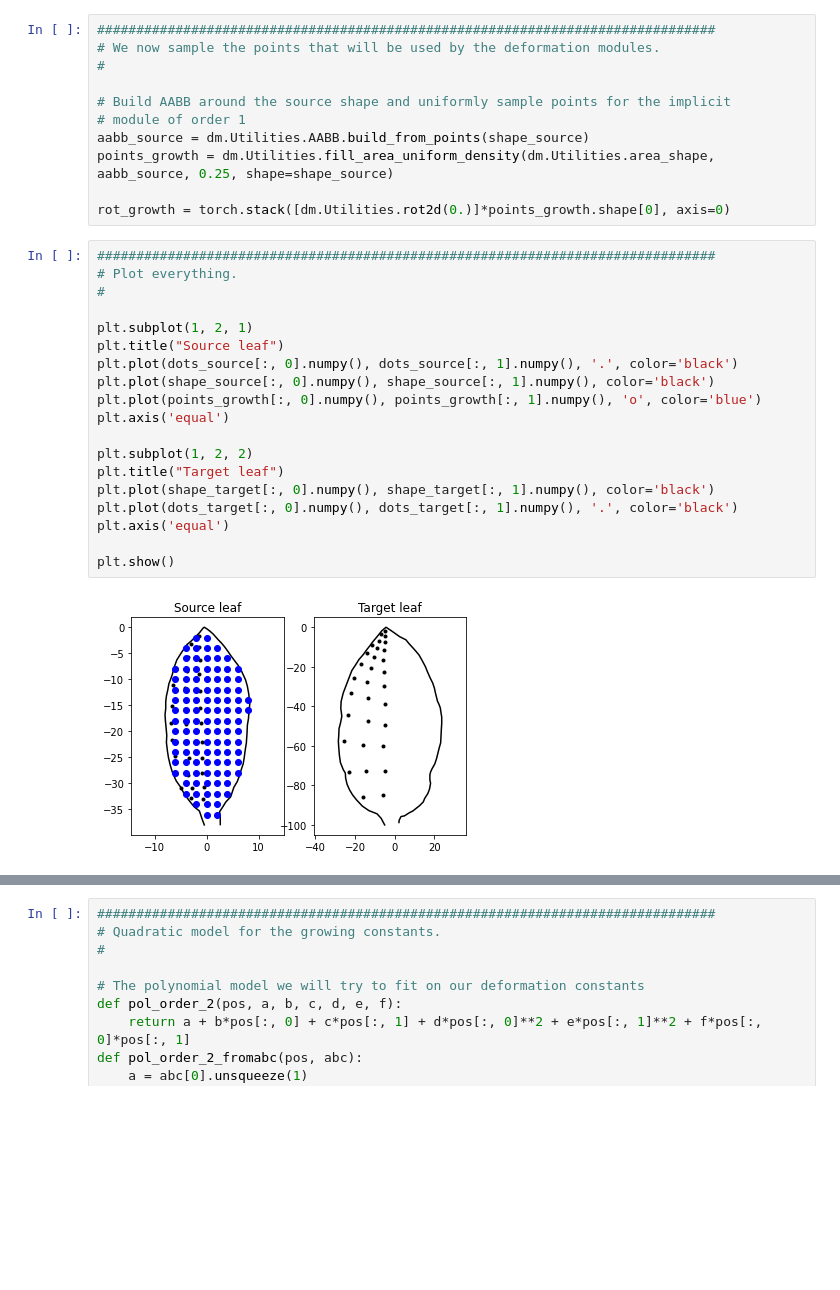
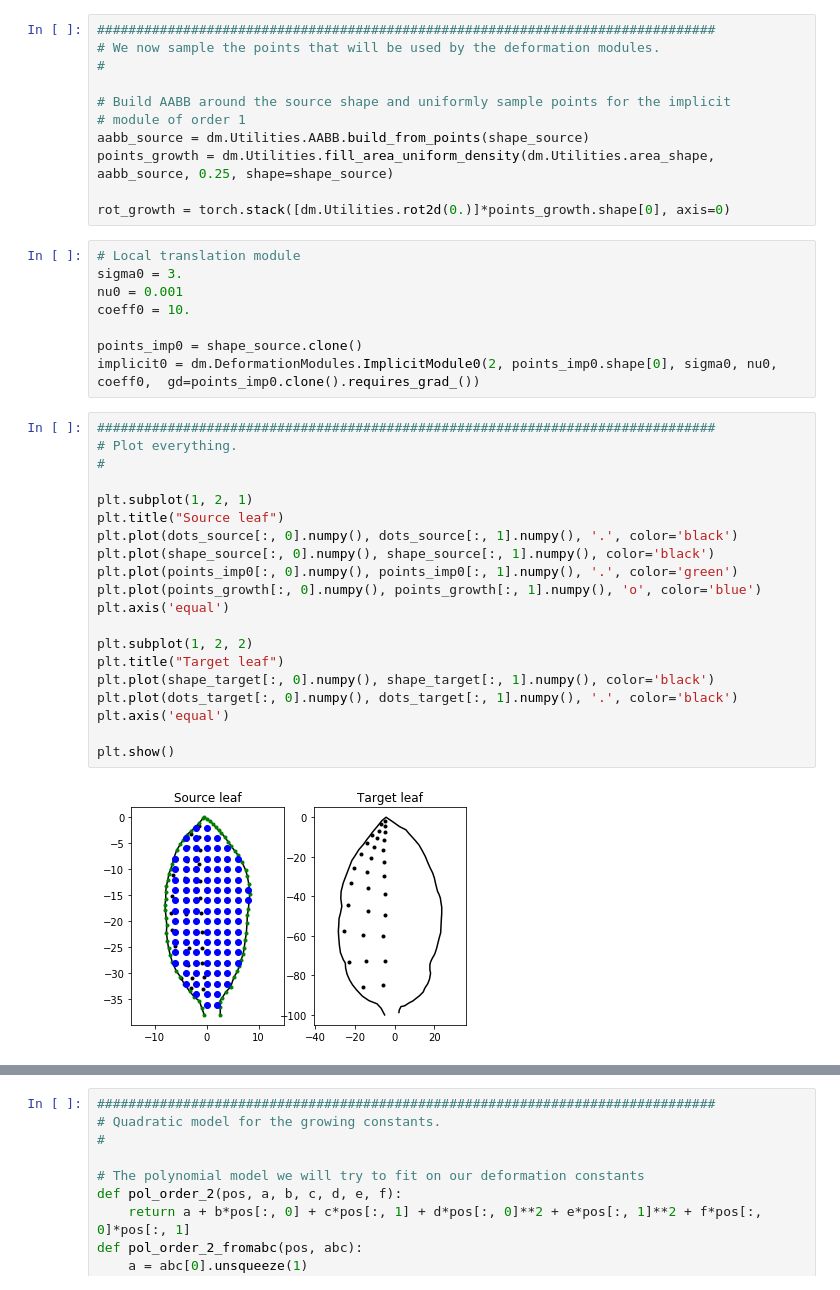
Before and after one commit to bgris/implicitmodules, a Jupyter notebook: script/torch/Basipetal_learning.ipynb, the cells around one changed output, grey strips where cells are left out. Cells and saved outputs as stored; diff of their text form; blank space fills up the shorter version.

```diff
--- a/script/torch/Basipetal_learning.ipynb
+++ b/script/torch/Basipetal_learning.ipynb
@@ -69,27 +69,36 @@ aabb_source = dm.Utilities.AABB.build_from_points(shape_source)
 points_growth = dm.Utilities.fill_area_uniform_density(dm.Utilities.area_shape, aabb_source, 0.25, shape=shape_source)
 
 rot_growth = torch.stack([dm.Utilities.rot2d(0.)]*points_growth.shape[0], axis=0)
+# %%
+# Local translation module
+sigma0 = 3.
+nu0 = 0.001
+coeff0 = 10.
+
+points_imp0 = shape_source.clone()
+implicit0 = dm.DeformationModules.ImplicitModule0(2, points_imp0.shape[0], sigma0, nu0, coeff0,  gd=points_imp0.clone().requires_grad_())
 # %%
 ###############################################################################
 # Plot everything.
 #
 
 plt.subplot(1, 2, 1)
 plt.title("Source leaf")
 plt.plot(dots_source[:, 0].numpy(), dots_source[:, 1].numpy(), '.', color='black')
 plt.plot(shape_source[:, 0].numpy(), shape_source[:, 1].numpy(), color='black')
+plt.plot(points_imp0[:, 0].numpy(), points_imp0[:, 1].numpy(), '.', color='green')
 plt.plot(points_growth[:, 0].numpy(), points_growth[:, 1].numpy(), 'o', color='blue')
 plt.axis('equal')
 
 plt.subplot(1, 2, 2)
 plt.title("Target leaf")
 plt.plot(shape_target[:, 0].numpy(), shape_target[:, 1].numpy(), color='black')
 plt.plot(dots_target[:, 0].numpy(), dots_target[:, 1].numpy(), '.', color='black')
 plt.axis('equal')
 
 plt.show()
 # %% [output]
-[figure, old version]
+[figure, new version]
 # %%
 ###############################################################################
 # We now build the implicit module that will model the growth.
```
Also changed, not shown: parts of 36 cells of this notebook, 2 other files.
